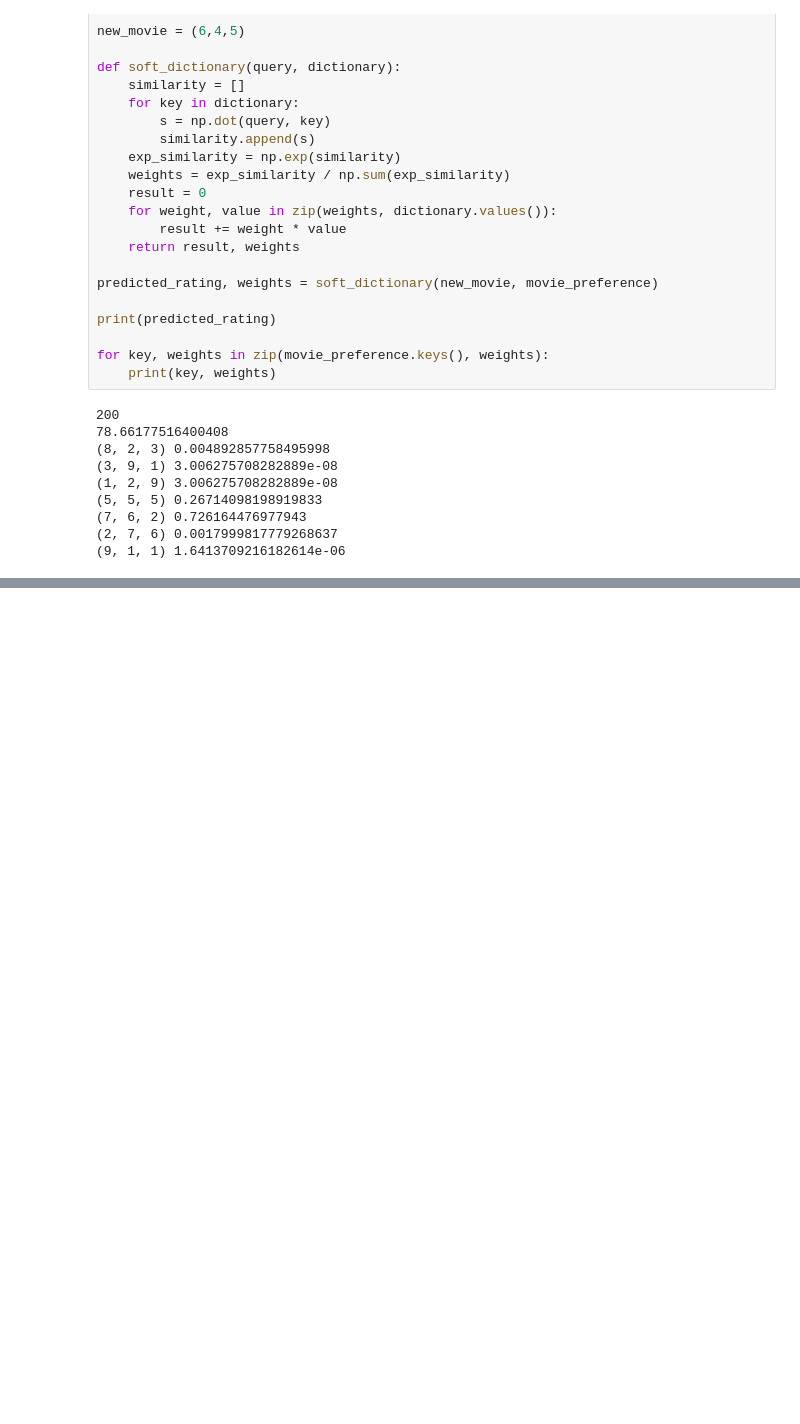
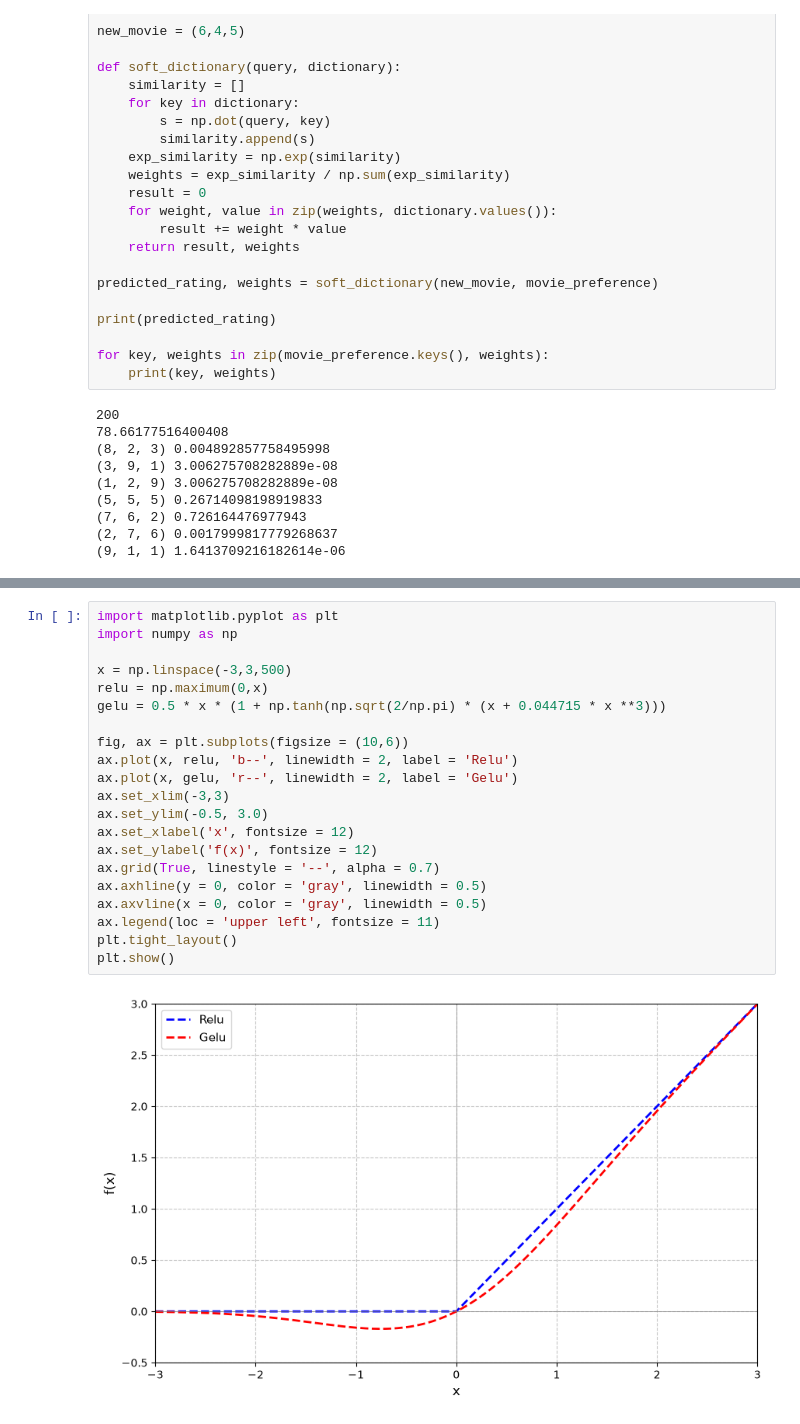
Before and after one commit to sangjun1005/17-KDT, a Jupyter notebook: 17-codebot/ch02.ipynb, the cells around one changed output, grey strips where cells are left out. Saved outputs shown, nothing was run; the diff lists cells and outputs as text; blank space fills up the shorter version.

```diff
--- a/17-codebot/ch02.ipynb
+++ b/17-codebot/ch02.ipynb
@@ -53,0 +329,23 @@ for key, weights in zip(movie_preference.keys(), weights):
+# %%
+import matplotlib.pyplot as plt
+import numpy as np
+
+x = np.linspace(-3,3,500)
+relu = np.maximum(0,x)
+gelu = 0.5 * x * (1 + np.tanh(np.sqrt(2/np.pi) * (x + 0.044715 * x **3)))
+
+fig, ax = plt.subplots(figsize = (10,6))
+ax.plot(x, relu, 'b--', linewidth = 2, label = 'Relu')
+ax.plot(x, gelu, 'r--', linewidth = 2, label = 'Gelu')
+ax.set_xlim(-3,3)
+ax.set_ylim(-0.5, 3.0)
+ax.set_xlabel('x', fontsize = 12)
+ax.set_ylabel('f(x)', fontsize = 12)
+ax.grid(True, linestyle = '--', alpha = 0.7)
+ax.axhline(y = 0, color = 'gray', linewidth = 0.5)
+ax.axvline(x = 0, color = 'gray', linewidth = 0.5)
+ax.legend(loc = 'upper left', fontsize = 11)
+plt.tight_layout()
+plt.show()
+# %% [output]
+[figure, added]
```
Also changed, not shown: parts of 5 cells of this notebook, 37 other files.
